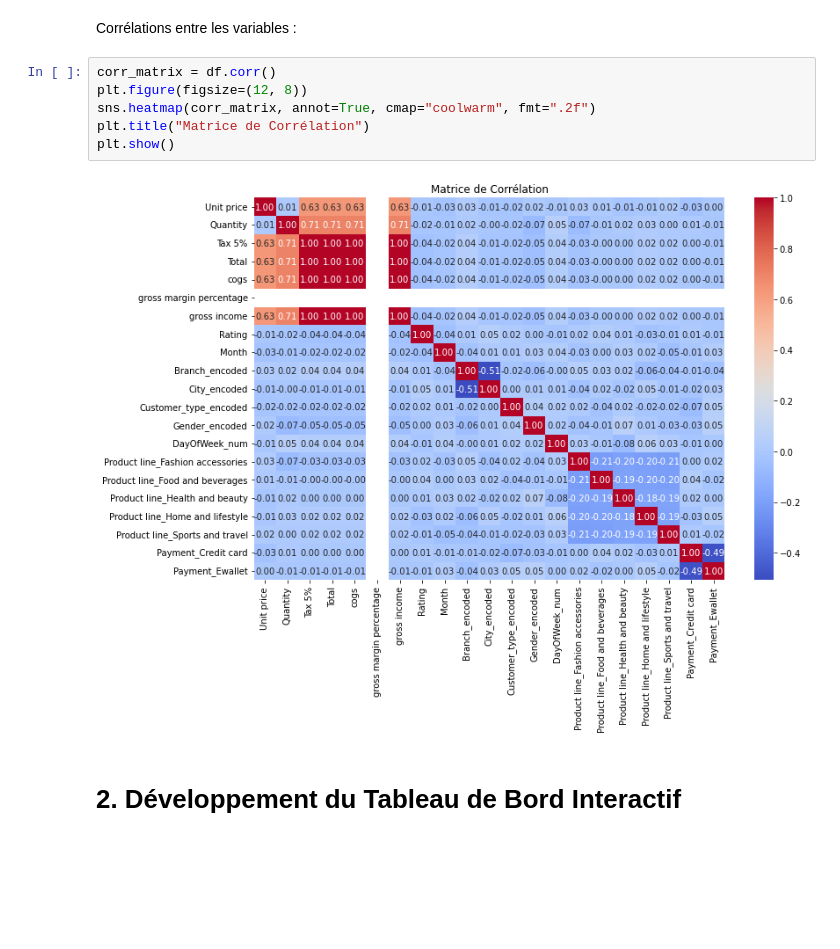
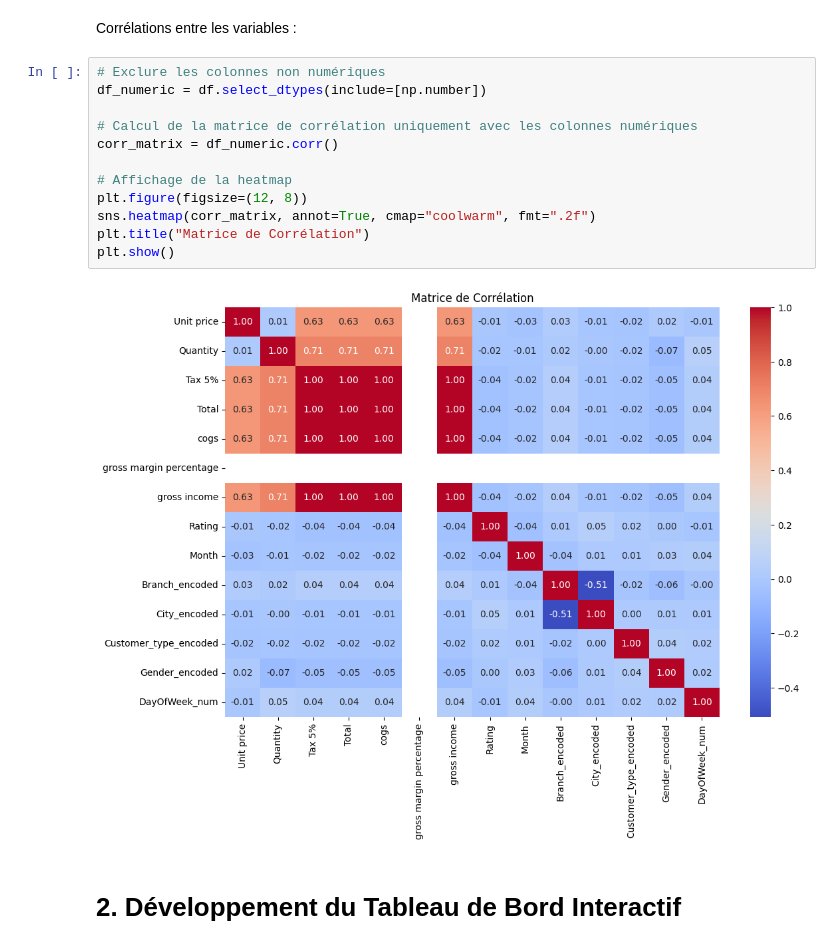
Before and after one commit to aymane365/optimisation_sc, a Jupyter notebook: 02_Notebooks/Analyse_Ventes_Supermarché.ipynb, the cells around one changed output. Drawn from its saved outputs; the diff is of its cells as text; blank space fills up the shorter version.

```diff
--- a/02_Notebooks/Analyse_Ventes_Supermarché.ipynb
+++ b/02_Notebooks/Analyse_Ventes_Supermarché.ipynb
@@ -118,13 +122,19 @@ df.head()
 # %% [markdown]
 Corrélations entre les variables :
 # %%
-corr_matrix = df.corr()
+# Exclure les colonnes non numériques
+df_numeric = df.select_dtypes(include=[np.number])
+
+# Calcul de la matrice de corrélation uniquement avec les colonnes numériques
+corr_matrix = df_numeric.corr()
+
+# Affichage de la heatmap
 plt.figure(figsize=(12, 8))
 sns.heatmap(corr_matrix, annot=True, cmap="coolwarm", fmt=".2f")
 plt.title("Matrice de Corrélation")
 plt.show()
 # %% [output]
-[figure, old version]
+[figure, new version]
 # %% [markdown]
 # 2. Développement du Tableau de Bord Interactif
 # %%
```
Also changed, not shown: parts of 4 cells of this notebook, 1 other file.
